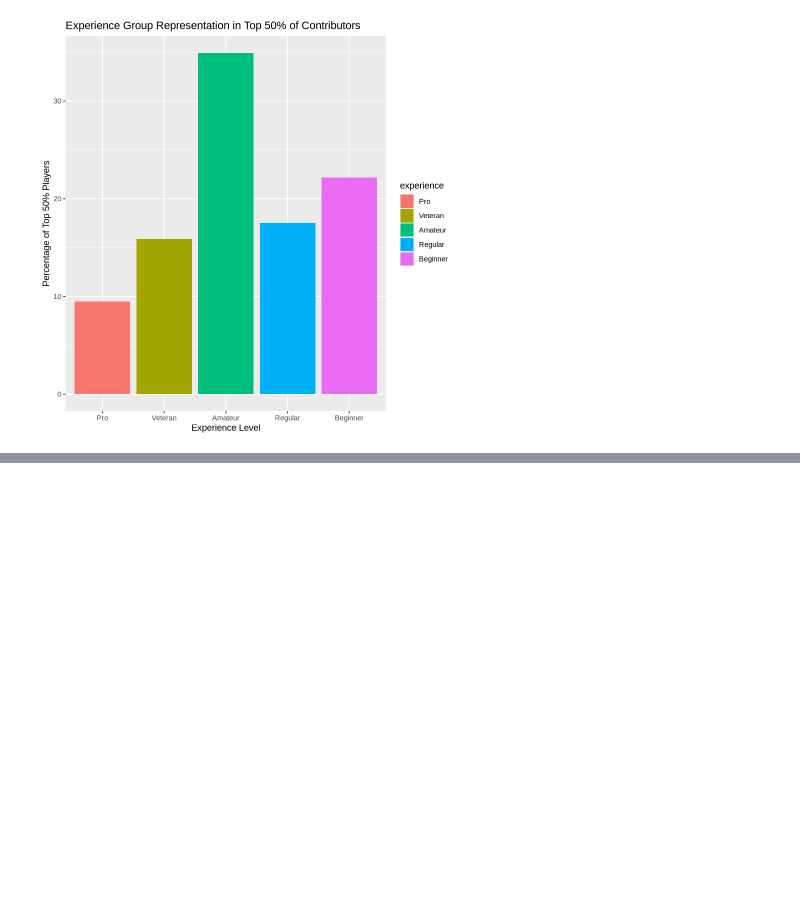
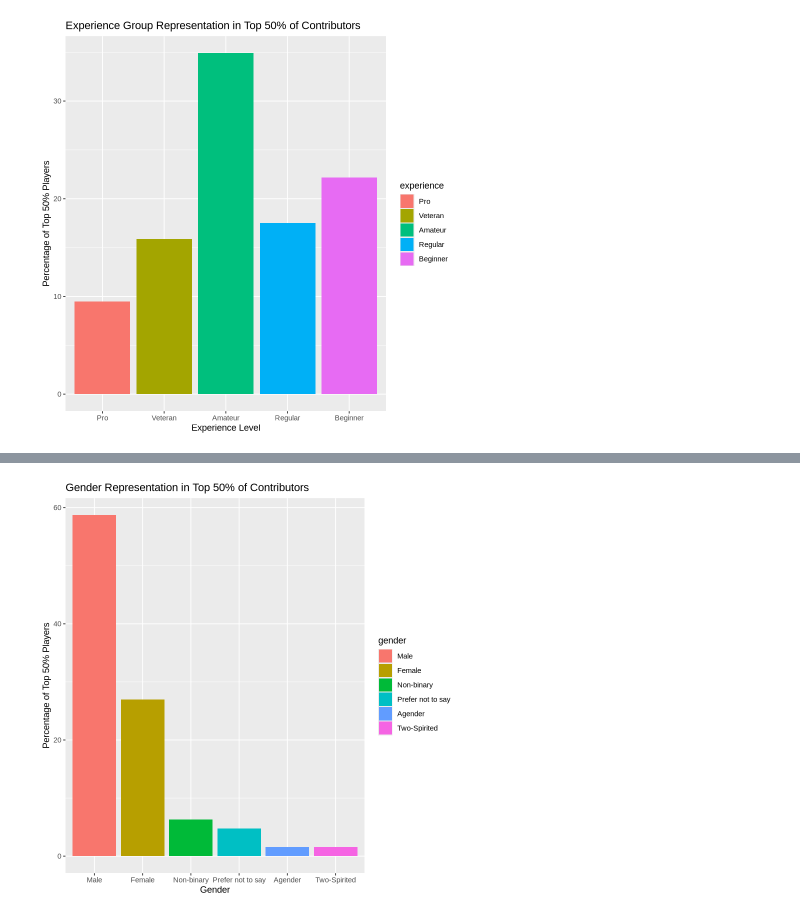
Before and after one commit to mxriesong/dsci100project, a Jupyter notebook: Untitled.ipynb, the cells around one changed output, grey strips where cells are left out. Cells and saved outputs as stored; diff of their text form; code cells hidden in the pictures; blank space fills up the shorter version.

```diff
--- a/Untitled.ipynb
+++ b/Untitled.ipynb
@@ -222,0 +253,8 @@ ggplot(top_50p_count, aes(x = experience, y = percent_in_top_50p, fill = experie
+# %%
+top_50p_gender <- top_50p |>
+  count(gender, name = "gender_count_in_top_50p")
+
+top_50p_gender <- top_50p_gender %>%
+  mutate(gender_percent_in_top_50p = round(100 * gender_count_in_top_50p / sum(gender_count_in_top_50p), 1))
+
+top_50p_gender
@@ -222,0 +271,11 @@ ggplot(top_50p_count, aes(x = experience, y = percent_in_top_50p, fill = experie
+# %%
+gender_plot <- ggplot(top_50p_gender, aes(x = gender, y = gender_percent_in_top_50p, fill = gender)) +
+  geom_col() +
+  labs(
+    title = "Gender Representation in Top 50% of Contributors",
+    x = "Gender",
+    y = "Percentage of Top 50% Players")
+
+gender_plot
+# %% [output]
+[figure, added]
```
Also changed, not shown: parts of 6 cells of this notebook.
